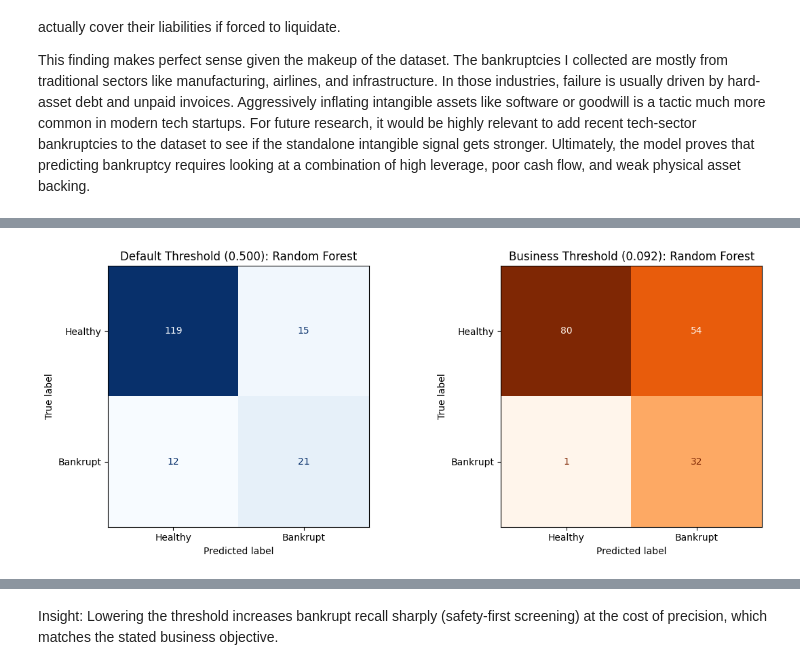
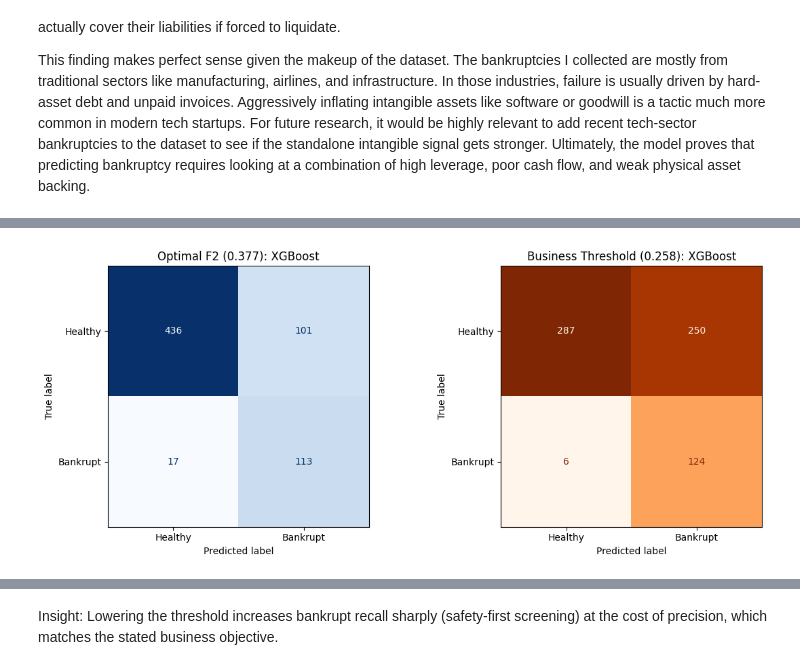
Before and after one commit to pushkqr/corporate-insolvency, a Jupyter notebook: code.ipynb, the cells around one changed output, grey strips where cells are left out. Drawn from its saved outputs; the diff is of its cells as text; code cells hidden in the pictures.

Commit message:
refactor(evaluation): transition pipeline to robust OOF cross-validation

```diff
--- a/code.ipynb
+++ b/code.ipynb
@@ -1086,14 +1097,13 @@ To make the model practically useful, a strict business rule was applied: it mus
 # %%
 # Validate prerequisite variables from the modeling cell
-required_vars = ['winner_model', 'winner_name', 'X_train', 'X_test', 'y_train', 'y_test']
+required_vars = ['winner_model', 'winner_name', 'X_train', 'y_train']
 missing_vars = [v for v in required_vars if v not in globals()]
 if missing_vars:
     raise RuntimeError(
         f"Missing prerequisites: {missing_vars}. Run the previous modeling cell first."
     )
 
-# Select business threshold from OOF training predictions
-target_recall = 0.95
+# Get OOF training predictions
 cv_threshold = StratifiedKFold(n_splits=5, shuffle=True, random_state=42)
 train_probs_oof = cross_val_predict(
     winner_model,
@@ -1105,6 +1115,15 @@ train_probs_oof = cross_val_predict(
 )[:, 1]
 
 precisions, recalls, thresholds = precision_recall_curve(y_train, train_probs_oof)
+
+# 1. Calculate Optimal Threshold (F2 max)
+beta = 2.0
+f2_scores = (1 + beta ** 2) * (precisions * recalls) / ((beta ** 2 * precisions) + recalls + 1e-12)
+best_idx = int(np.nanargmax(f2_scores[:-1]))
+optimal_threshold = float(thresholds[best_idx])
+
+# 2. Calculate Business Threshold (Target Recall = 0.95)
+target_recall = 0.95
 valid_idx = np.where(recalls[:-1] >= target_recall)[0]
 
 if len(valid_idx) > 0:
@@ -1114,24 +1133,23 @@ else:
     business_threshold = 0.50
     threshold_note = 'Recall target not reached in OOF training; fallback threshold = 0.50.'
 
+print(f"Optimal F2 Threshold = {optimal_threshold:.3f}")
 print(f"Business recall target = {target_recall:.2f}")
-print(f"Selected threshold = {business_threshold:.3f}")
+print(f"Selected business threshold = {business_threshold:.3f}")
 print(f"{threshold_note}")
 
-# Score holdout set at default and business thresholds
-winner_model.fit(X_train, y_train)
-test_probs = winner_model.predict_proba(X_test)[:, 1]
-y_pred_default = (test_probs >= 0.50).astype(int)
-y_pred_tuned = (test_probs >= business_threshold).astype(int)
+# Score OOF set at optimal and business thresholds
+y_pred_optimal = (train_probs_oof >= optimal_threshold).astype(int)
+y_pred_tuned = (train_probs_oof >= business_threshold).astype(int)
 
-# Bootstrap confidence intervals on holdout metrics
+# Bootstrap confidence intervals on OOF metrics (for business threshold)
 n_iterations = 1000
 rng = np.random.default_rng(42)
 
-y_test_arr = np.asarray(y_test)
-test_probs_arr = np.asarray(test_probs)
-pos_idx = np.where(y_test_arr == 1)[0]
-neg_idx = np.where(y_test_arr == 0)[0]
+y_train_arr = np.asarray(y_train)
+oof_probs_arr = np.asarray(train_probs_oof)
+pos_idx = np.where(y_train_arr == 1)[0]
+neg_idx = np.where(y_train_arr == 0)[0]
 
 boot_pr_auc = []
 boot_recall_tuned = []
@@ -1141,8 +1159,8 @@ for _ in range(n_iterations):
     boot_neg = rng.choice(neg_idx, size=len(neg_idx), replace=True)
     boot_idx = np.concatenate([boot_pos, boot_neg])
 
-    y_boot = y_test_arr[boot_idx]
-    probs_boot = test_probs_arr[boot_idx]
+    y_boot = y_train_arr[boot_idx]
+    probs_boot = oof_probs_arr[boot_idx]
     pred_boot_tuned = (probs_boot >= business_threshold).astype(int)
 
     boot_pr_auc.append(average_precision_score(y_boot, probs_boot))
@@ -1162,42 +1180,42 @@ summary_df = pd.DataFrame({
         'PR-AUC (threshold-independent)',
         'ROC-AUC (threshold-independent)',
     ],
-    f'Default {winner_name}': [
-        '0.500',
-        f"{recall_score(y_test, y_pred_default):.3f}",
-        f"{precision_score(y_test, y_pred_default, zero_division=0):.3f}",
-        f"{f1_score(y_test, y_pred_default, zero_division=0):.3f}",
-        f"{balanced_accuracy_score(y_test, y_pred_default):.3f}",
-        f"{average_precision_score(y_test, test_probs):.3f}",
-        f"{roc_auc_score(y_test, test_probs):.3f}",
+    f'Optimal F2 {winner_name}': [
+        f"{optimal_threshold:.3f}",
+        f"{recall_score(y_train, y_pred_optimal):.3f}",
+        f"{precision_score(y_train, y_pred_optimal, zero_division=0):.3f}",
+        f"{f1_score(y_train, y_pred_optimal, zero_division=0):.3f}",
+        f"{balanced_accuracy_score(y_train, y_pred_optimal):.3f}",
+        f"{average_precision_score(y_train, train_probs_oof):.3f}",
+        f"{roc_auc_score(y_train, train_probs_oof):.3f}",
     ],
     f'Business-Tuned {winner_name}': [
         f"{business_threshold:.3f}",
-        f"{recall_score(y_test, y_pred_tuned):.3f}",
-        f"{precision_score(y_test, y_pred_tuned, zero_division=0):.3f}",
-        f"{f1_score(y_test, y_pred_tuned, zero_division=0):.3f}",
-        f"{balanced_accuracy_score(y_test, y_pred_tuned):.3f}",
-        f"{average_precision_score(y_test, test_probs):.3f}",
-        f"{roc_auc_score(y_test, test_probs):.3f}",
+        f"{recall_score(y_train, y_pred_tuned):.3f}",
+        f"{precision_score(y_train, y_pred_tuned, zero_division=0):.3f}",
+        f"{f1_score(y_train, y_pred_tuned, zero_division=0):.3f}",
+        f"{balanced_accuracy_score(y_train, y_pred_tuned):.3f}",
+        f"{average_precision_score(y_train, train_probs_oof):.3f}",
+        f"{roc_auc_score(y_train, train_probs_oof):.3f}",
     ],
 })
 
 display(summary_df)
 
-# Compare confusion matrices at default vs business threshold
+# Compare confusion matrices at optimal vs business threshold (OOF)
 fig, axes = plt.subplots(1, 2, figsize=(12, 4.8))
 ConfusionMatrixDisplay.from_predictions(
-    y_test,
-    y_pred_default,
+    y_train,
+    y_pred_optimal,
     display_labels=['Healthy', 'Bankrupt'],
     cmap='Blues',
     colorbar=False,
     ax=axes[0],
 )
-axes[0].set_title(f'Default Threshold (0.500): {winner_name}')
+axes[0].set_title(f'Optimal F2 ({optimal_threshold:.3f}): {winner_name}')
 
 ConfusionMatrixDisplay.from_predictions(
-    y_test,
+    y_train,
     y_pred_tuned,
     display_labels=['Healthy', 'Bankrupt'],
     cmap='Oranges',
@@ -1208,7 +1226,7 @@ axes[1].set_title(f'Business Threshold ({business_threshold:.3f}): {winner_name}
 plt.tight_layout()
 plt.show()
 
-print('95% bootstrap confidence intervals (holdout test)')
+print('95% bootstrap confidence intervals (Cross-Validation OOF)')
 print(f"PR-AUC 95% CI = [{pr_auc_ci[0]:.3f}, {pr_auc_ci[1]:.3f}]")
 print(f"Tuned recall 95% CI = [{recall_ci[0]:.3f}, {recall_ci[1]:.3f}]")
 # %% [output]
@@ -1226 +1245 @@ Business threshold found from OOF training predictions.
-[figure, old version]
+[figure, new version]
```
Also changed, not shown: parts of 12 cells of this notebook, 2 other files.
